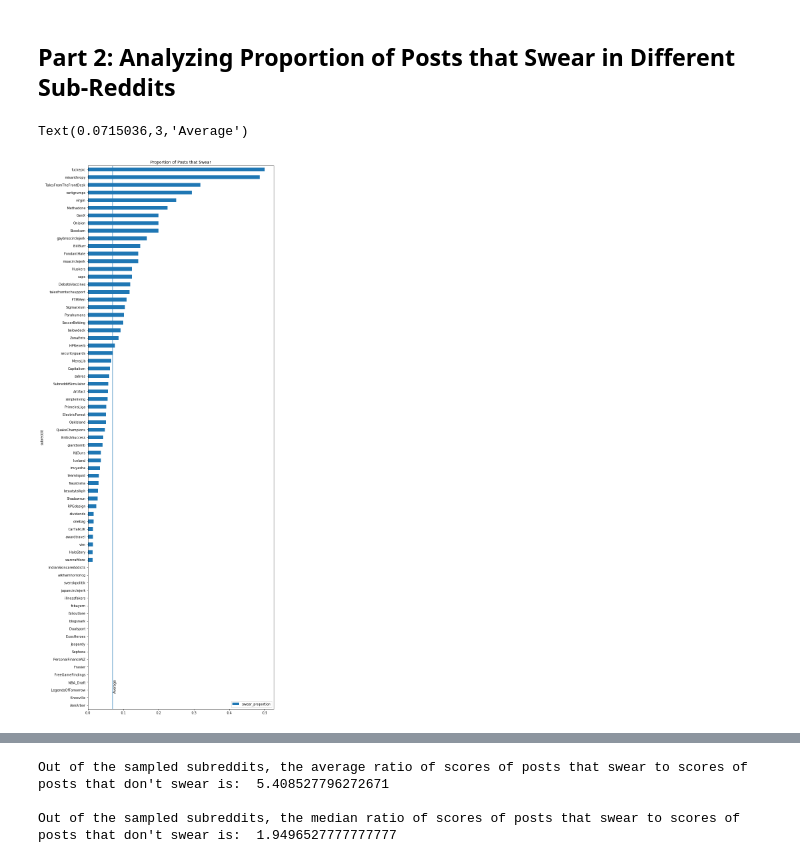
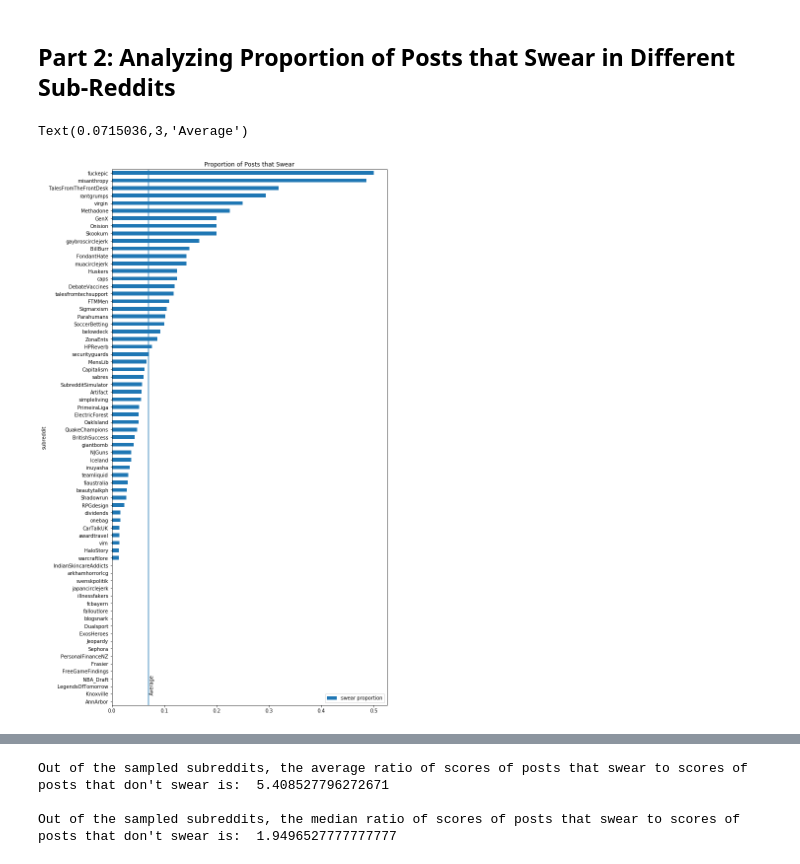
Before and after one commit to nathanchao/CSCD25-Project, a Jupyter notebook: Project.ipynb, the cells around one changed output, grey strips where cells are left out. Saved outputs shown, nothing was run; the diff lists cells and outputs as text; code cells hidden in the pictures.

```diff
--- a/Project.ipynb
+++ b/Project.ipynb
@@ -10,7 +10,7 @@ I will first setup the data pipeline and then write some initial analyses.
 First, read the text_submissions file.
 # %%
 import pandas as pd
-full_text_submissions = pd.read_csv('text_submissions.csv.gz', low_memory=False)
+full_text_submissions = pd.read_csv('Data/text_submissions.csv.gz', low_memory=False)
 # %% [markdown]
 Get posts from subreddits with around 100 posts.
 # %%
@@ -140,16 +141,17 @@ swore["subreddit"] = original_text_submissions_sample["subreddit"]
 subreddits = swore.groupby('subreddit').agg(['sum','count'])
 subreddits.columns = subreddits.columns.droplevel(0)
 subreddits = subreddits.loc[subreddits['count'] > 1]
-subreddits["swear_proportion"] = subreddits["sum"] / subreddits["count"]
-subreddits = subreddits.sort_values(by='swear_proportion')
+subreddits["swear proportion"] = subreddits["sum"] / subreddits["count"]
+subreddits = subreddits.sort_values(by='swear proportion')
 # %%
-ax = subreddits.plot.barh(figsize=(10,30), y="swear_proportion", title="Proportion of Posts that Swear")
+# plot proportion of posts that swear per subreddit
+ax = subreddits.plot.barh(figsize=(10,20), y="swear proportion", title="Proportion of Posts that Swear")
 average_swear_proportion = global_swear_percent / 100
 ax.axvline(x=average_swear_proportion)
 ax.text(average_swear_proportion + 0.001,3,'Average',rotation=90)
 # %% [output]
 Text(0.0715036,3,'Average')
-[figure, old version]
+[figure, new version]
 # %%
 swore.groupby('subreddit').agg(['mean'])
 swore["score"] = original_text_submissions_sample["score"]
```
Also changed, not shown: parts of 9 cells of this notebook, 3 other files.
